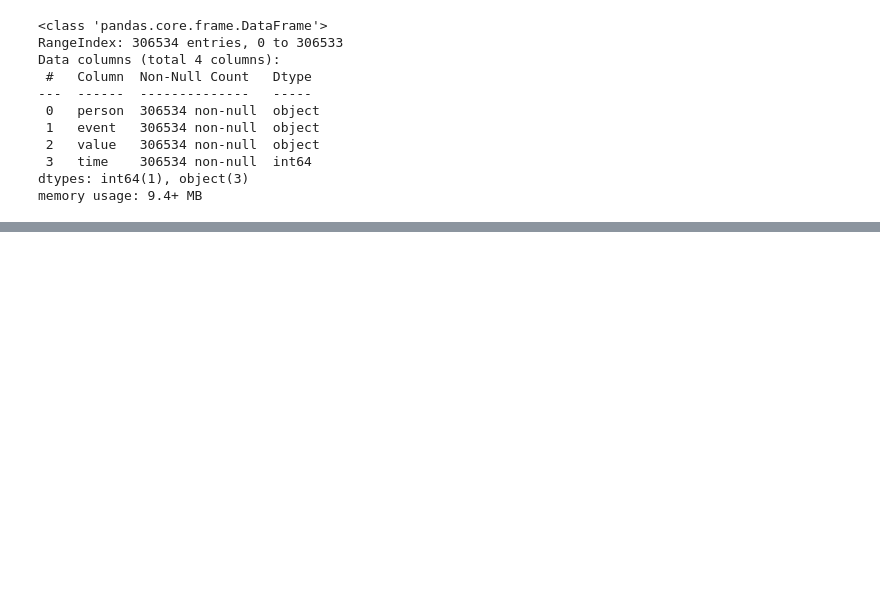
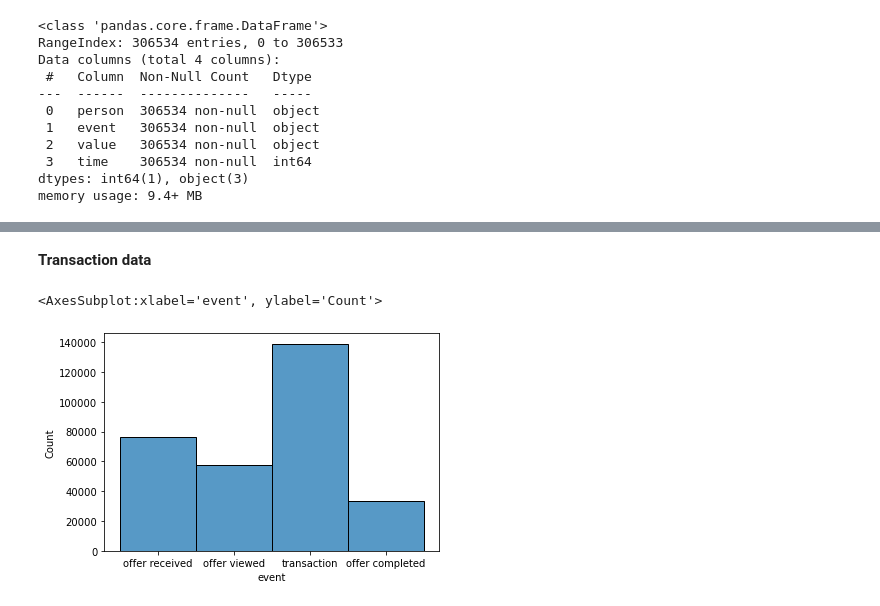
Before and after one commit to fuza-ail/Starbucks-Customer-Segmentation, a Jupyter notebook: Starbucks_customer_segmentation.ipynb, the cells around one changed output, grey strips where cells are left out. Cells and saved outputs as stored; diff of their text form; code cells hidden in the pictures; blank space fills up the shorter version.

```diff
--- a/Starbucks_customer_segmentation.ipynb
+++ b/Starbucks_customer_segmentation.ipynb
@@ -104,0 +261,9 @@ memory usage: 9.4+ MB
+# %%
+# extract offer id function
+def extract_offer_id(value):
+  if 'offer_id' in value.keys():
+    return value['offer_id']
+  if 'offer id' in value.keys():
+    return value['offer id']
+  else:
+    return 0
@@ -215,0 +353,7 @@ df[df['gender'].isna() & df['income'].isna()].shape
+# %% [markdown]
+**Transaction data**
+# %%
+sns.histplot(data=transcript['event'])
+# %% [output]
+<AxesSubplot:xlabel='event', ylabel='Count'>
+[figure, added]
```
Also changed, not shown: parts of 61 cells of this notebook, 1 other file.
